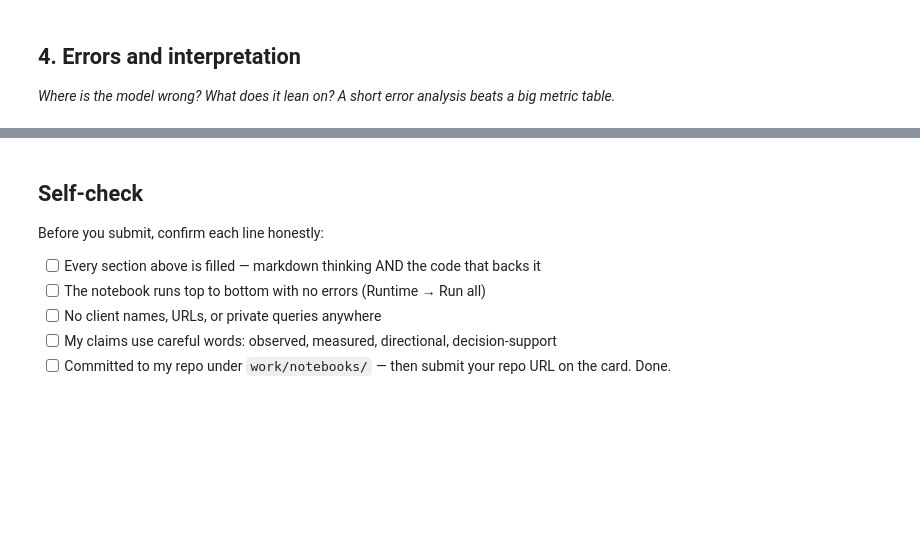
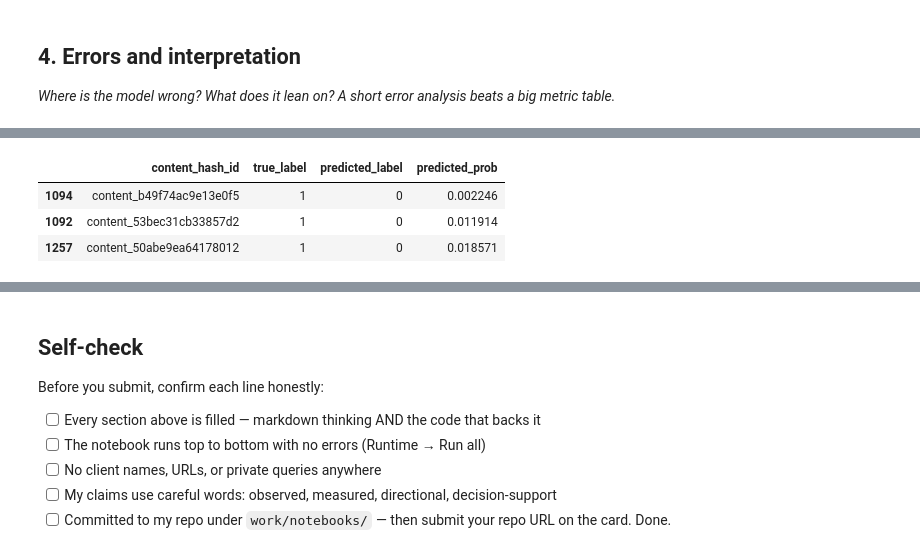
Before and after one commit to JasperOwen/flyrank-ml-internship, a Jupyter notebook: work/notebooks/w05_model.ipynb, the cells around one changed output, grey strips where cells are left out. Saved outputs shown, nothing was run; the diff lists cells and outputs as text; code cells hidden in the pictures; blank space fills up the shorter version.

```diff
--- a/work/notebooks/w05_model.ipynb
+++ b/work/notebooks/w05_model.ipynb
@@ -358,3 +394,18 @@ My models use ranking and performance signals from the first half of March 2026
 # %%
 # This cell is for CODE (numbers, a query, a check).
 # Write your text answer in the cell ABOVE this one — typing sentences here breaks Run All.
+results_df = pd.DataFrame({
+    "content_hash_id": last_contents_test,
+    "true_label": last_y_test,
+    "predicted_label": last_pred_rf,
+    "predicted_prob": last_p_rf
+})
+wrong = results_df[results_df["true_label"] != results_df["predicted_label"]]
+
+false_negatives = wrong[wrong["true_label"] == 1]
+false_negatives.sort_values("predicted_prob", ascending=True).head(3)
+# %% [output]
+|  | content_hash_id | true_label | predicted_label | predicted_prob |
+| 1094 | content_b49f74ac9e13e0f5 | 1 | 0 | 0.002246 |
+| 1092 | content_53bec31cb33857d2 | 1 | 0 | 0.011914 |
+| 1257 | content_50abe9ea64178012 | 1 | 0 | 0.018571 |
```
Also changed, not shown: parts of 10 cells of this notebook.
